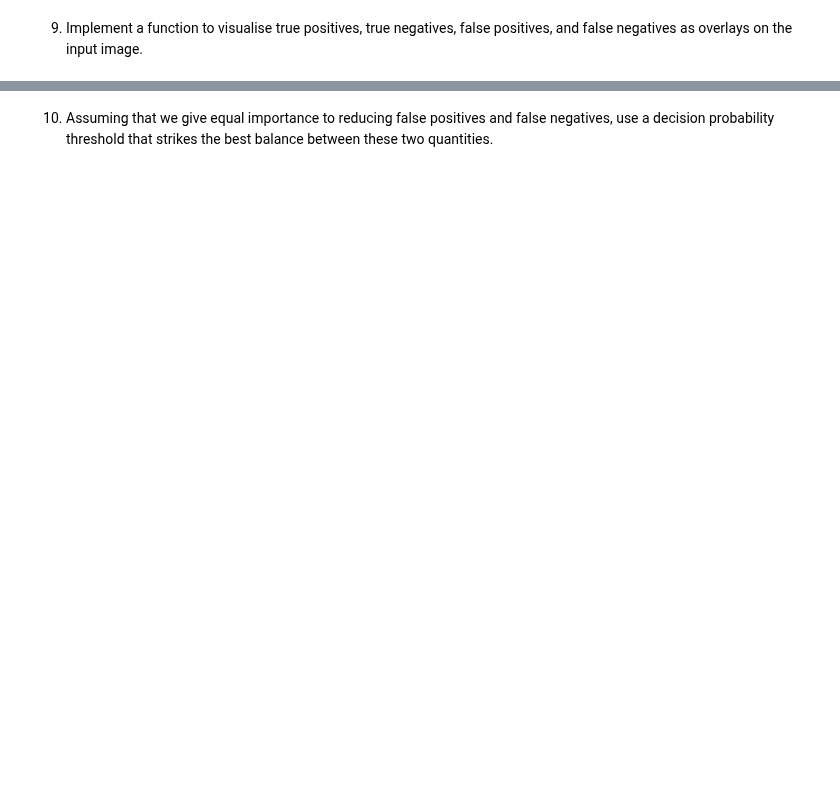
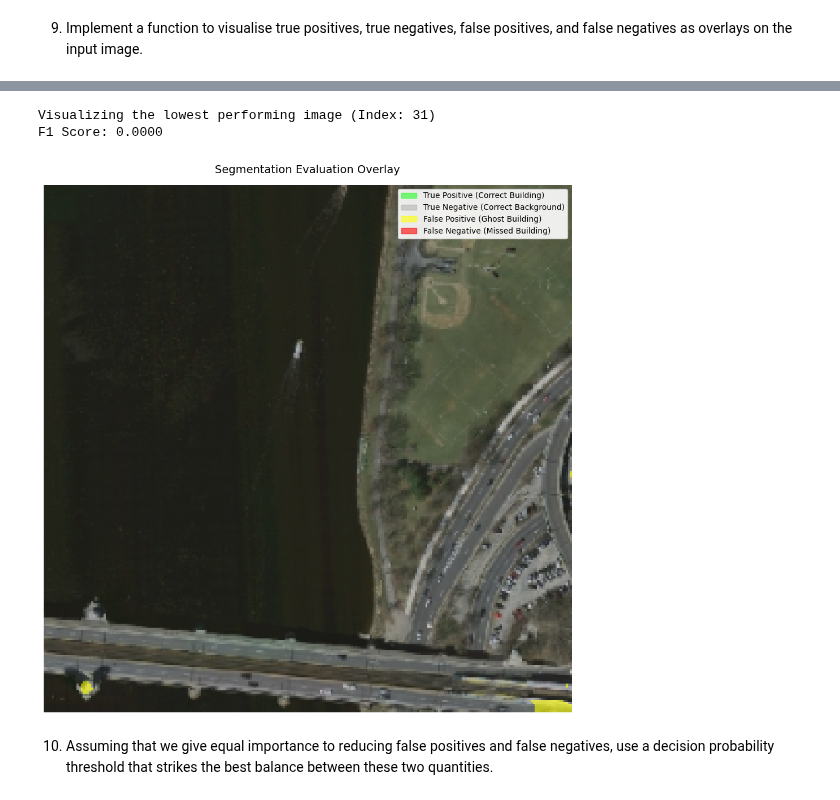
Before and after one commit to NikolozDarsalia/satellite-vision-segmentation, a Jupyter notebook: segmentation_homework.ipynb, the cells around one changed output, grey strips where cells are left out. Cells and saved outputs as stored; diff of their text form; code cells hidden in the pictures; blank space fills up the shorter version.

```diff
--- a/segmentation_homework.ipynb
+++ b/segmentation_homework.ipynb
@@ -83,2 +701,35 @@ Note: If you use a validation sample, implement a validation routine and apply e
+# %%
+import numpy as np
+import torch
+
+# 1. Find the index of the absolute lowest F1 score
+# np.argmin() returns the index of the minimum value in the array
+lowest_idx = np.argmin(image_f1_scores)
+lowest_score = image_f1_scores[lowest_idx]
+
+print(f"Visualizing the lowest performing image (Index: {lowest_idx})")
+print(f"F1 Score: {lowest_score:.4f}")
+
+# 2. Retrieve the original image and true mask directly from the test dataset
+# test_set[idx] returns the tuple (image, mask)
+worst_image, worst_true_mask = test_set[lowest_idx]
+
+# 3. Retrieve the corresponding probability from our saved predictions
+worst_prob = all_test_probs[lowest_idx]
+
+# 4. Convert the probability to a binary mask using our threshold
+THRESHOLD = 0.5
+worst_pred_mask = (worst_prob > THRESHOLD).float()
+
+# 5. Visualize using the function we just built
+visualize_evaluation_overlay(
+    image_tensor=worst_image,
+    true_mask_tensor=worst_true_mask,
+    pred_mask_tensor=worst_pred_mask
+)
+# %% [output]
+Visualizing the lowest performing image (Index: 31)
+F1 Score: 0.0000
+[figure, added]
 # %% [markdown]
 10. Assuming that we give equal importance to reducing false positives and false negatives, use a decision probability threshold that strikes the best balance between these two quantities.
```
Also changed, not shown: parts of 21 cells of this notebook, 2 other files.
